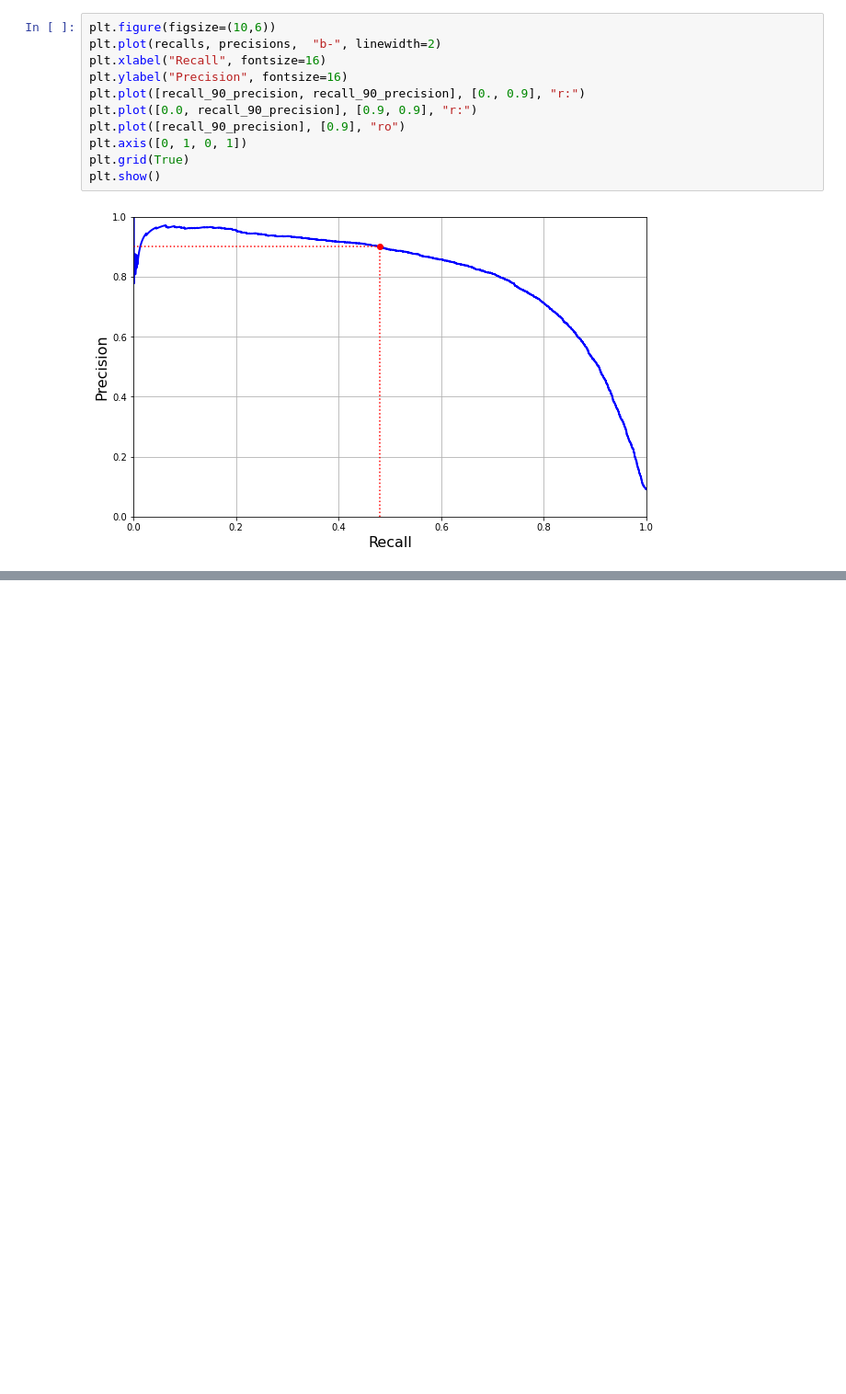
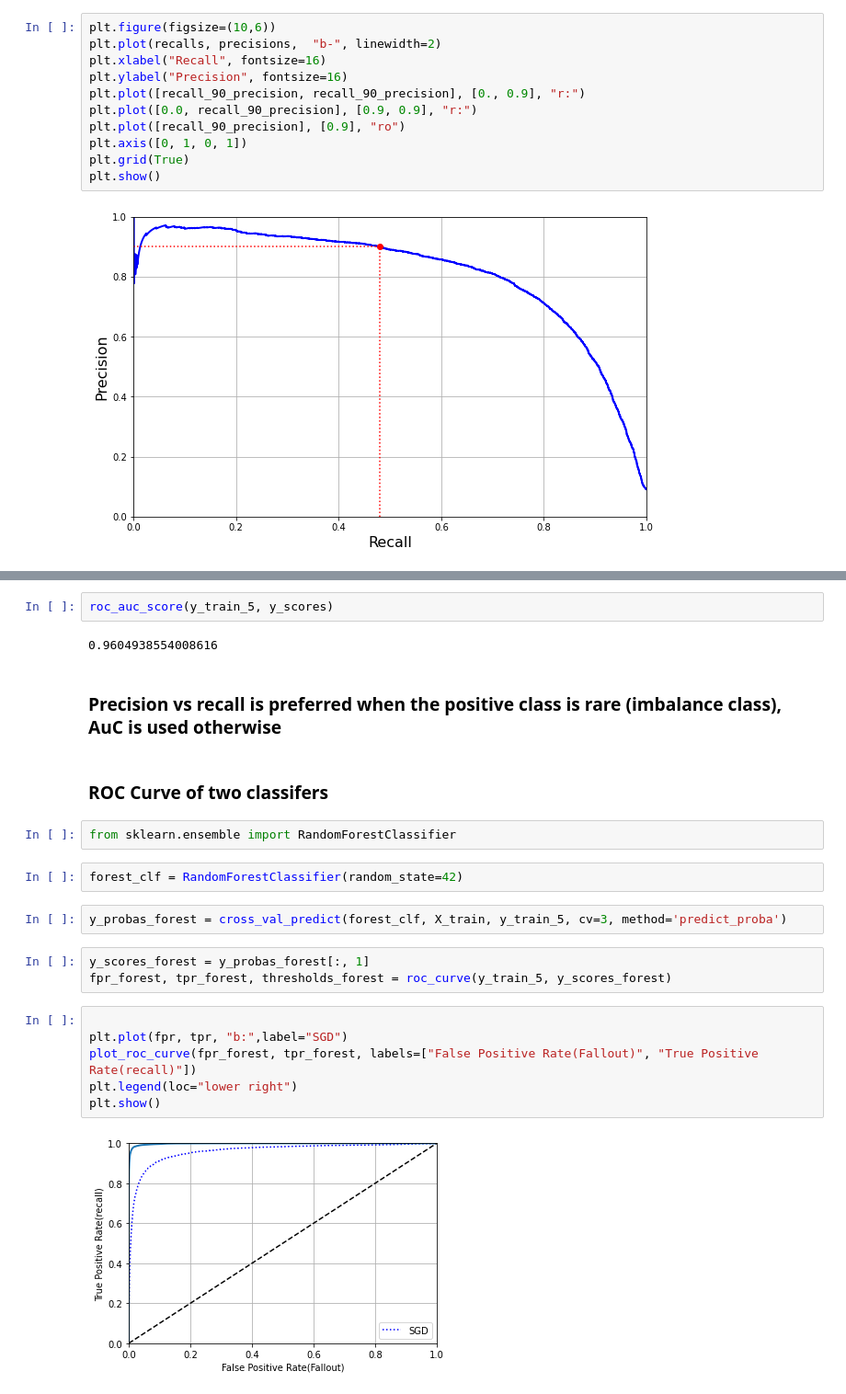
Before and after one commit to CODEPAC/hands_on_ml2_ex, a Jupyter notebook: Classification.ipynb, the cells around one changed output, grey strips where cells are left out. Shown: that part at 92% size. Cells and saved outputs as stored; diff of their text form; blank space fills up the shorter version.

```diff
--- a/Classification.ipynb
+++ b/Classification.ipynb
@@ -186,0 +213,25 @@ plt.show()
+# %%
+roc_auc_score(y_train_5, y_scores)
+# %% [output]
+0.9604938554008616
+# %% [markdown]
+### Precision vs recall is preferred when the positive class is rare (imbalance class), AuC is used otherwise
+# %% [markdown]
+### ROC Curve of two classifers
+# %%
+from sklearn.ensemble import RandomForestClassifier
+# %%
+forest_clf = RandomForestClassifier(random_state=42)
+# %%
+y_probas_forest = cross_val_predict(forest_clf, X_train, y_train_5, cv=3, method='predict_proba')
+# %%
+y_scores_forest = y_probas_forest[:, 1]
+fpr_forest, tpr_forest, thresholds_forest = roc_curve(y_train_5, y_scores_forest)
+# %%
+
+plt.plot(fpr, tpr, "b:",label="SGD")
+plot_roc_curve(fpr_forest, tpr_forest, labels=["False Positive Rate(Fallout)", "True Positive Rate(recall)"])
+plt.legend(loc="lower right")
+plt.show()
+# %% [output]
+[figure, added]
```
Also changed, not shown: parts of 7 cells of this notebook.
